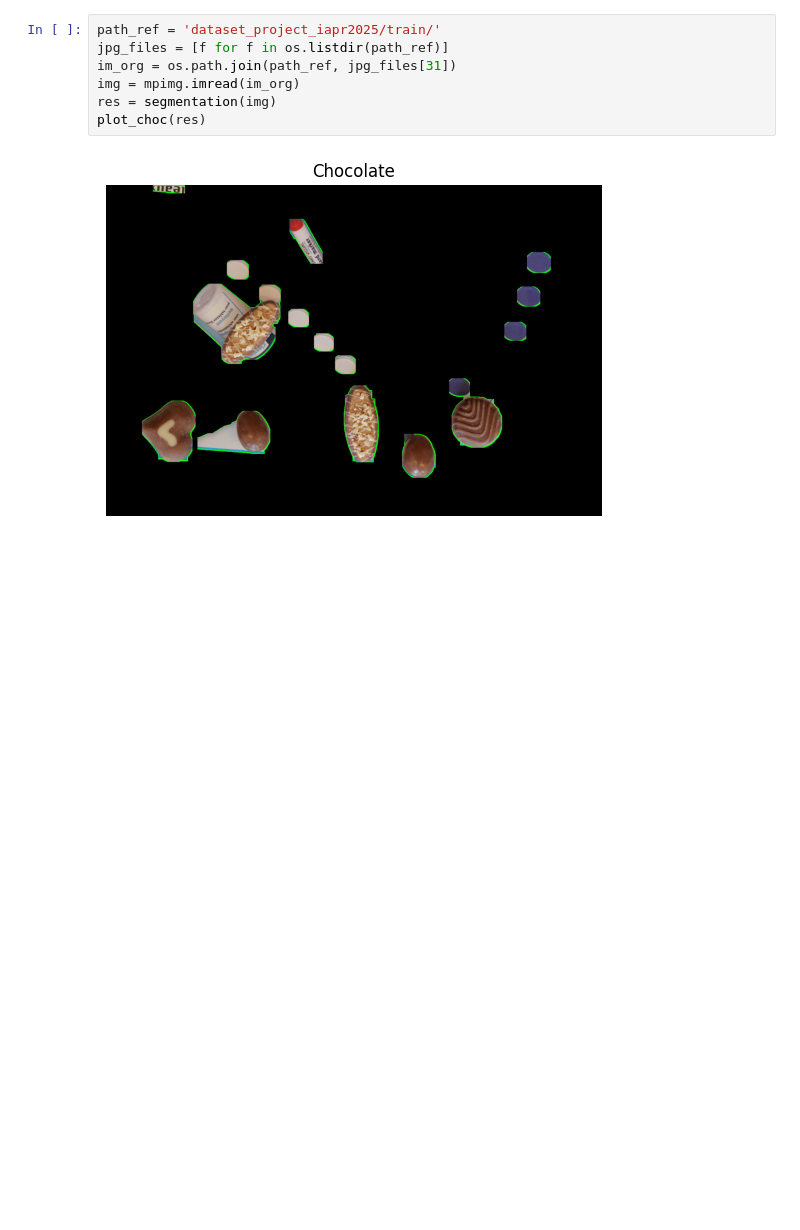
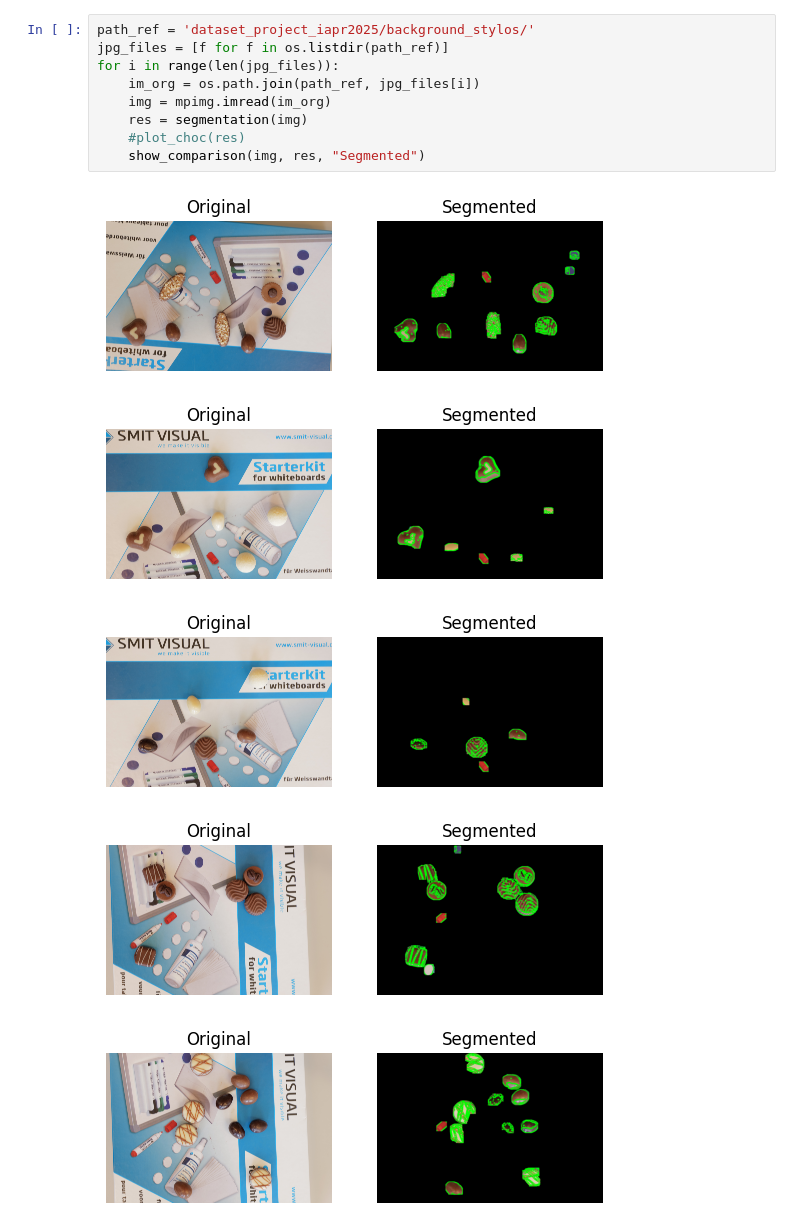
Before and after one commit to timurunv/iapr_group_50, a Jupyter notebook: project/segmentation_flower_background.ipynb, the cells around one changed output. Cells and saved outputs as stored; diff of their text form; blank space fills up the shorter version.

Commit message:
Ajout de la segmentation pour le background "starter pack"
C'est le background blanc avec les stylos et tout

```diff
--- a/project/segmentation_flower_background.ipynb
+++ b/project/segmentation_flower_background.ipynb
@@ -62,9 +97,15 @@ def plot_choc(img):
 # %%
-path_ref = 'dataset_project_iapr2025/train/'
+path_ref = 'dataset_project_iapr2025/background_stylos/'
 jpg_files = [f for f in os.listdir(path_ref)]
-im_org = os.path.join(path_ref, jpg_files[31])
-img = mpimg.imread(im_org)
-res = segmentation(img)
-plot_choc(res)
+for i in range(len(jpg_files)):
+    im_org = os.path.join(path_ref, jpg_files[i])
+    img = mpimg.imread(im_org)
+    res = segmentation(img)
+    #plot_choc(res)
+    show_comparison(img, res, "Segmented")
 # %% [output]
-[figure, old version]
+[figure, new version]
+[figure, added]
+[figure, added]
+[figure, added]
+[figure, added]
```
Also changed, not shown: parts of 2 cells of this notebook, 1 other file.
